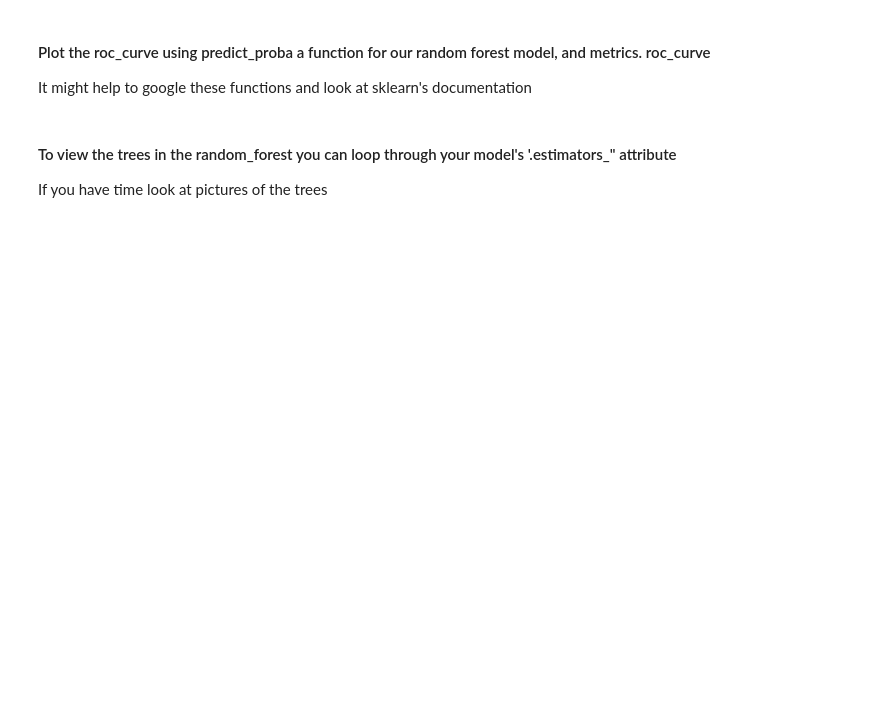
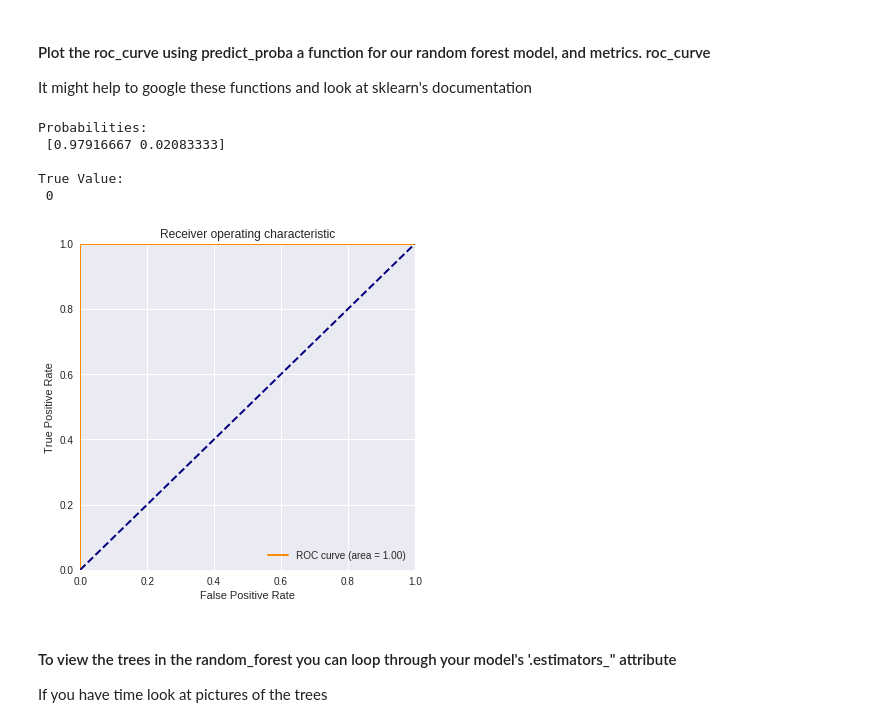
Before and after one commit to vishnurmurthy/Week1_public, a Jupyter notebook: Decision Tree/DecisionTreeWorksheetStudent.ipynb, the cells around one changed output. Cells and saved outputs as stored; diff of their text form; code cells hidden in the pictures; blank space fills up the shorter version.

```diff
--- a/Decision Tree/DecisionTreeWorksheetStudent.ipynb
+++ b/Decision Tree/DecisionTreeWorksheetStudent.ipynb
@@ -170,3 +185,37 @@ It might help to google these functions and look at sklearn's documentation
+# %%
+y_train_prob = model.predict_proba(X_train)
+
+# Output predicted and true values for the first validation point
+print('Probabilities:\n',y_train_prob[0])
+print('\nTrue Value:\n',y_train.values[0])
+
+# Calculate the FPR and TPR at varying thresholds (assume label 1 is the "postive" class)
+#AUC, AUROC
+#1 = perfect; 0.5 = random
+fpr, tpr, thresholds = metrics.roc_curve(y_train, y_train_prob[:,1])
+
+# Calculate the area under the ROC curve
+roc_auc = metrics.auc(fpr, tpr)
+# Plot the ROC curve
+plt.figure(figsize=(6,6))
+lw = 2
+plt.plot(fpr, tpr, color='darkorange',
+         lw=lw, label='ROC curve (area = %0.2f)' % roc_auc)
+plt.plot([0, 1], [0, 1], color='navy', lw=lw, linestyle='--')
+plt.xlim([0.0, 1.0])
+plt.ylim([0.0, 1.0])
+plt.xlabel('False Positive Rate')
+plt.ylabel('True Positive Rate')
+plt.title('Receiver operating characteristic')
+plt.legend(loc="lower right")
+plt.show()
+# %% [output]
+Probabilities:
+ [0.97916667 0.02083333]
+
+True Value:
+ 0
+[figure, added]
 # %% [markdown]
 #### To view the trees in the random_forest you can loop through your model's '.estimators_" attribute <br>
 If you have time look at pictures of the trees
```
Also changed, not shown: parts of 15 cells of this notebook.
